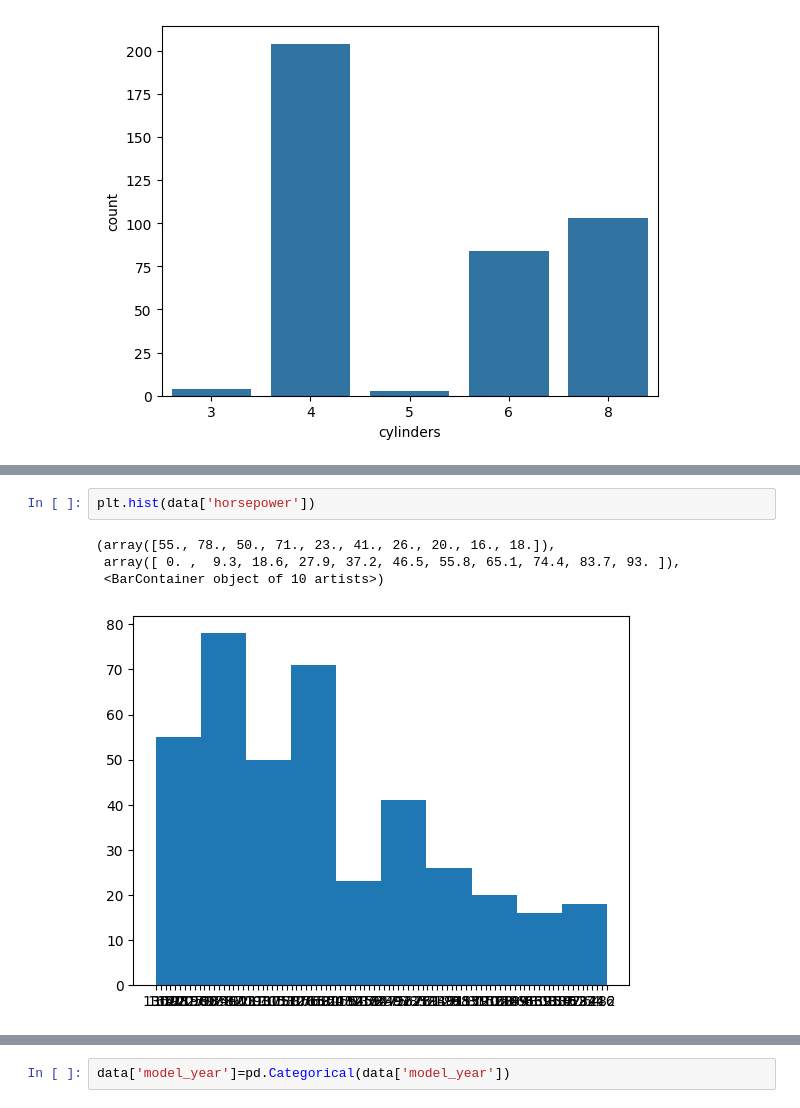
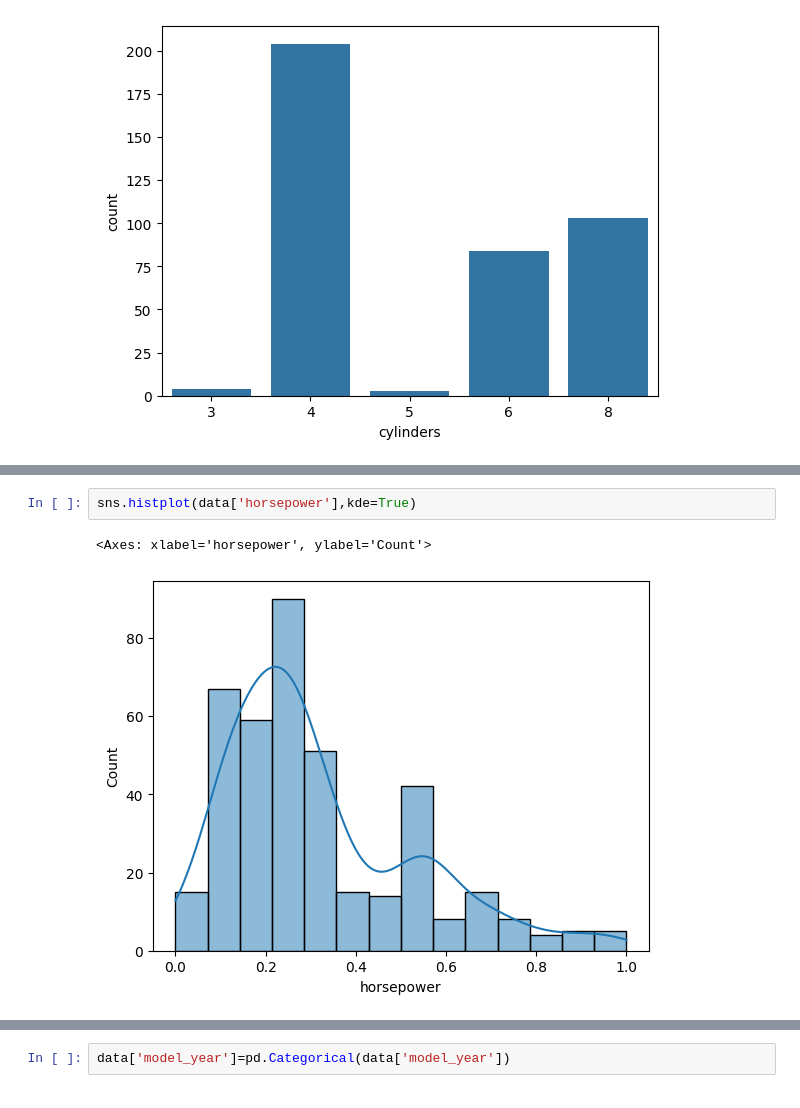
Before and after one commit to web-dev-champ/Auto-mpg, a Jupyter notebook: auto-mpg_EDA.ipynb, the cells around one changed output, grey strips where cells are left out. Saved outputs shown, nothing was run; the diff lists cells and outputs as text.

```diff
--- a/auto-mpg_EDA.ipynb
+++ b/auto-mpg_EDA.ipynb
@@ -108,7 +134,5 @@ sns.histplot(data["displacement"])
 # %%
-plt.hist(data['horsepower'])
+sns.histplot(data['horsepower'],kde=True)
 # %% [output]
-(array([55., 78., 50., 71., 23., 41., 26., 20., 16., 18.]),
- array([ 0. ,  9.3, 18.6, 27.9, 37.2, 46.5, 55.8, 65.1, 74.4, 83.7, 93. ]),
- <BarContainer object of 10 artists>)
+<Axes: xlabel='horsepower', ylabel='Count'>
-[figure, old version]
+[figure, new version]
```
Also changed, not shown: parts of 13 cells of this notebook.
